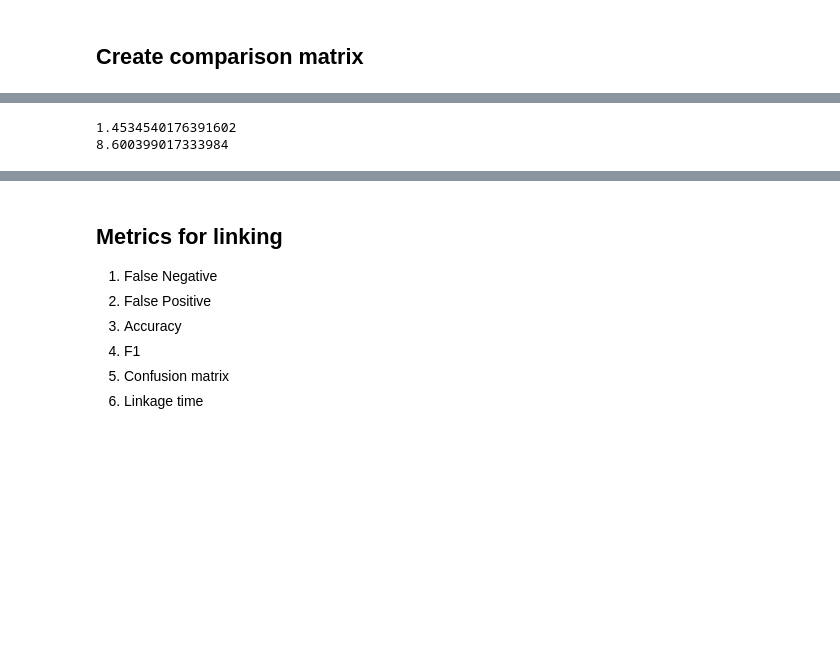
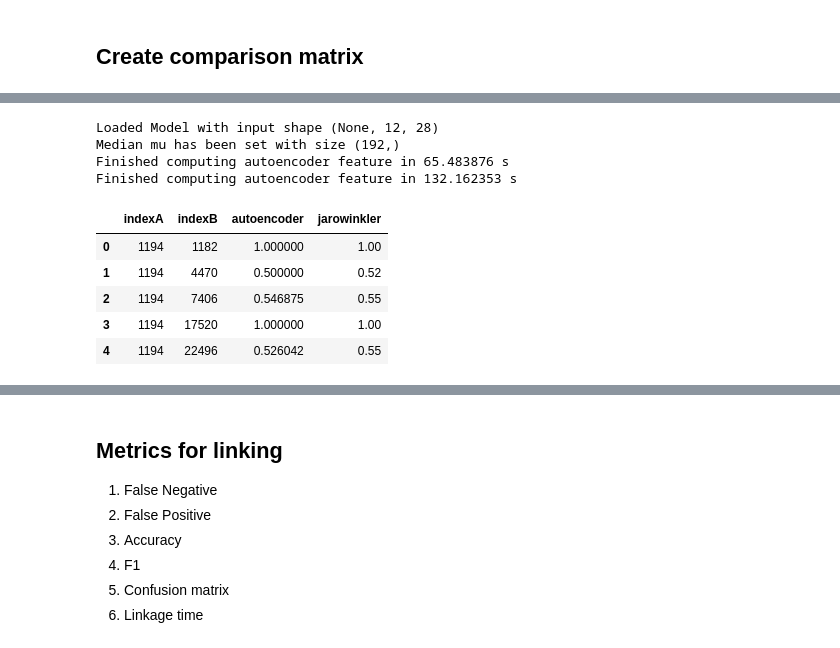
Before and after one commit to kailin-lu/recordlinker, a Jupyter notebook: notebooks/Linking.ipynb, the cells around one changed output, grey strips where cells are left out. Saved outputs shown, nothing was run; the diff lists cells and outputs as text; code cells hidden in the pictures; blank space fills up the shorter version.

Commit message:
add comparer class

```diff
--- a/notebooks/Linking.ipynb
+++ b/notebooks/Linking.ipynb
@@ -128,9 +85,19 @@ KeyboardInterrupt
-# %%
-start_time = time.time()
-items = list(zip(comparisons['indexA'],comparisons['indexB']))[:1000]
-print(time.time()-start_time)
-autoencoder_dist(items)
-print(time.time()-start_time)
-# %% [output]
-1.4534540176391602
-8.600399017333984
+# %%
+compare_model_path = '/Users/kailinlu/Desktop/QMSSWork/RecordLinking/models/lstm_letter_192_iowa_last/encoder.h5'
+
+comparer = Comparer(blocker)
+comparer.compare_autoencoder(colA='lname1915', colB='lname1940', model_path=compare_model_path)
+comparer.compare_jarowinkler(colA='lname1915', colB='lname1940')
+
+comparer.features.head()
+# %% [output]
+Loaded Model with input shape (None, 12, 28)
+Median mu has been set with size (192,)
+Finished computing autoencoder feature in 65.483876 s
+Finished computing autoencoder feature in 132.162353 s
+|  | indexA | indexB | autoencoder | jarowinkler |
+| 0 | 1194 | 1182 | 1.000000 | 1.00 |
+| 1 | 1194 | 4470 | 0.500000 | 0.52 |
+| 2 | 1194 | 7406 | 0.546875 | 0.55 |
+| 3 | 1194 | 17520 | 1.000000 | 1.00 |
+| 4 | 1194 | 22496 | 0.526042 | 0.55 |
```
Also changed, not shown: parts of 12 cells of this notebook, 3 other files.
